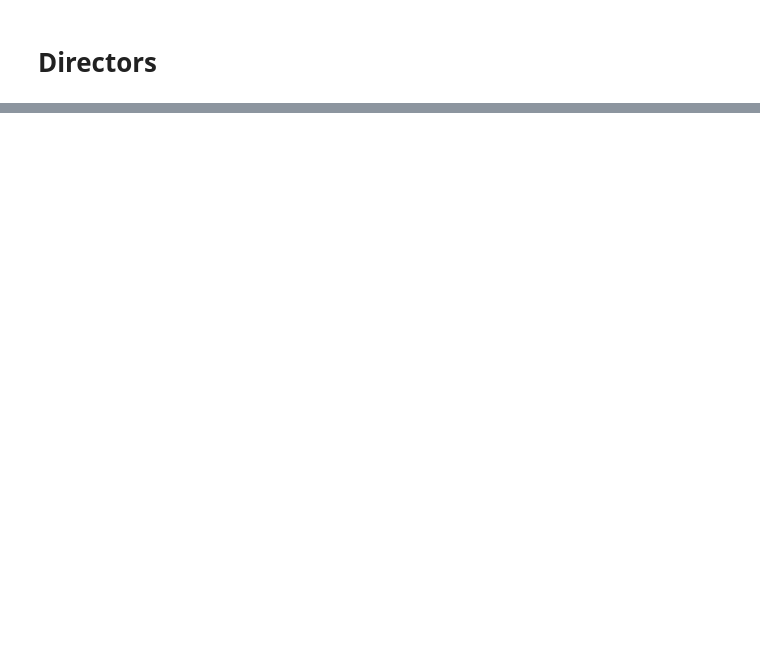
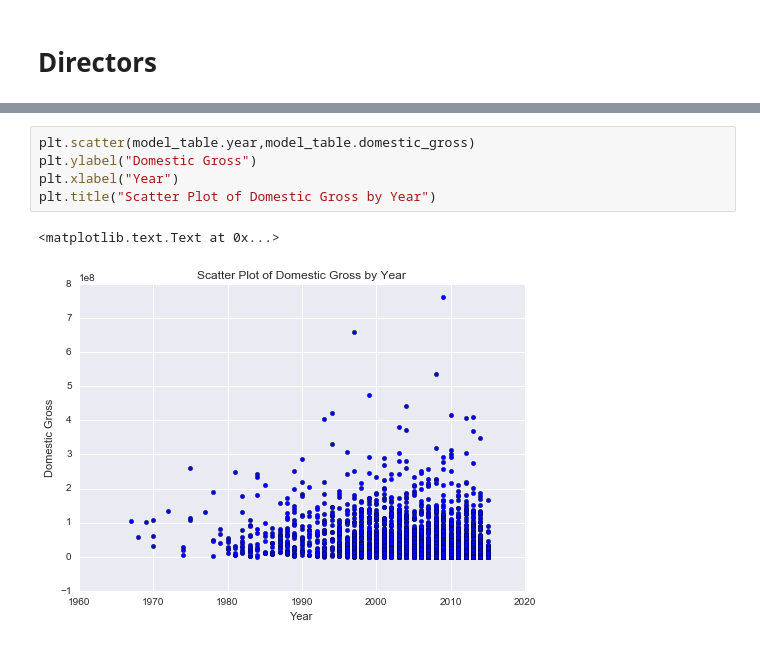
Before and after one commit to gzchen90/team4_project1, a Jupyter notebook: raw_data/Model Merging.ipynb, the cells around one changed output, grey strips where cells are left out. Saved outputs shown, nothing was run; the diff lists cells and outputs as text; blank space fills up the shorter version.

```diff
--- a/raw_data/Model Merging.ipynb
+++ b/raw_data/Model Merging.ipynb
@@ -29,0 +317,8 @@ TypeError: read_excel() takes at least 1 argument (0 given)
+# %%
+plt.scatter(model_table.year,model_table.domestic_gross)
+plt.ylabel("Domestic Gross")
+plt.xlabel("Year")
+plt.title("Scatter Plot of Domestic Gross by Year")
+# %% [output]
+<matplotlib.text.Text at 0x...>
+[figure, added]
```
Also changed, not shown: parts of 27 cells of this notebook, 10 other files.
